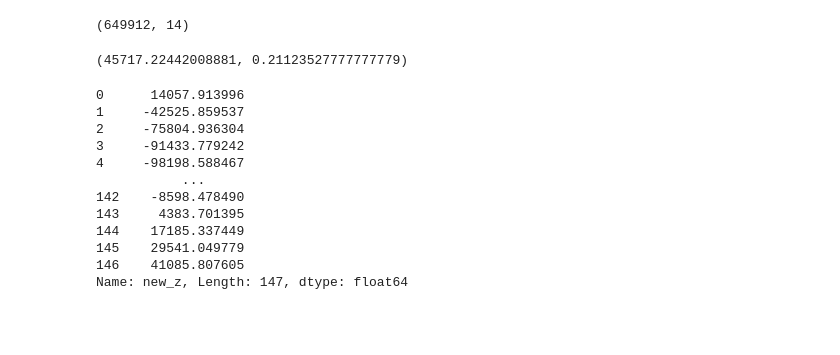
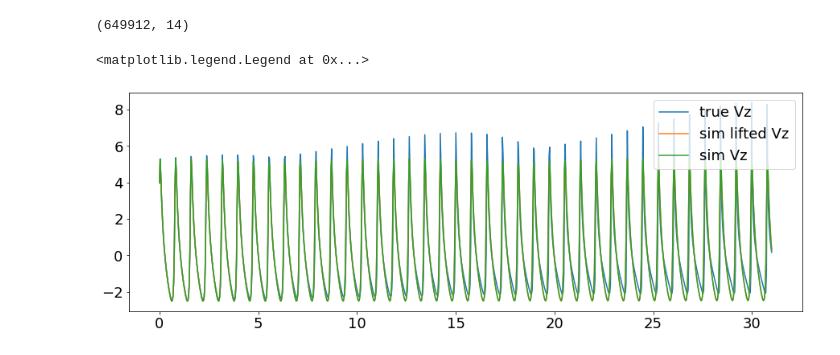
Before and after one commit to Mixanik-43/IDAO-2020, a Jupyter notebook: utils_notebook_tk.ipynb, the cells around one changed output. Drawn from its saved outputs; the diff is of its cells as text; code cells hidden in the pictures; blank space fills up the shorter version.

```diff
--- a/utils_notebook_tk.ipynb
+++ b/utils_notebook_tk.ipynb
@@ -357,24 +357,25 @@ for sat_id in tqdm(satellites_list):
     train_sat_data = sat_data[:n_train]
 
     try:
-#         v2_sim = np.sqrt(sum([train_sat_data[f'{x}_sim']**2 for x in ['x','y','z']]))
-#         v2 = np.sqrt(sum([train_sat_data[x]**2 for x in ['x','y','z']]))
-#         alignment_model.fit(t=train_sat_data['epoch'].values,
-#                                 x=v2_sim.values,
-#                                 gt=v2.values)
 
-#         for feature_name in ['Vx','Vy','Vz']:
-# #             alignment_model.fit(t=train_sat_data['epoch'].values,
-# #                                 x=train_sat_data[f'{feature_name}_sim'].values,
-# #                                 gt=train_sat_data[feature_name].values)
-#             pred[feature_name] = alignment_model.predict(t=sat_data['epoch'].values,
-#                                                          x=sat_data[f'{feature_name}_sim'].values)
         for feature_name in features_list:
             alignment_model.fit(t=train_sat_data['epoch'].values,
-                                x=(train_sat_data[f'{feature_name}_sim'].values)**2,
-                                gt=(train_sat_data[feature_name].values)**2)
-            pred[feature_name] = alignment_model.predict(t=sat_data['epoch'].values,
+                                x=-train_sat_data[f'{feature_name}_sim'].values,
+                                gt=-train_sat_data[feature_name].values)
+            option1 = alignment_model.predict(t=sat_data['epoch'].values,
                                                          x=sat_data[f'{feature_name}_sim'].values)
+            alignment_model.fit(t=train_sat_data['epoch'].values,
+                                x= train_sat_data[f'{feature_name}_sim'].values,
+                                gt= train_sat_data[feature_name].values)
+
+            option2 = alignment_model.predict(t=sat_data['epoch'].values,
+                                                         x=sat_data[f'{feature_name}_sim'].values)
+
+            if utils.smape(option1,sat_data[feature_name].values) < utils.smape(option2,sat_data[feature_name].values):
+                pred[feature_name] = option1
+            else:
+                pred[feature_name] = option2
+
     except Exception as e:
         print(f'linear alignment failed for satellite {sat_id}:\t{type(e).__name__} {e}')
         continue
@@ -519,20 +522,15 @@ for j in range(1, len(m_data)):
-# %%
-alpha, m_data.loc[1,'dt']
-# %% [output]
-(45717.22442008881, 0.21123527777777779)
-# %%
-m_data['new_z']
-# %% [output]
-0      14057.913996
-1     -42525.859537
-2     -75804.936304
-3     -91433.779242
-4     -98198.588467
-           ...
-142    -8598.478490
-143     4383.701395
-144    17185.337449
-145    29541.049779
-146    41085.807605
-Name: new_z, Length: 147, dtype: float64
+# %%
+m_data = transf_df[transf_df.sat_id == 530]
+plt.figure(figsize=(15, 5))
+
+
+plt.plot(m_data['t'],m_data['Vy'], label = 'true Vz')
+plt.plot(m_data['t'],0*m_data['t']+ m_data['Vy_sim'], label = 'sim lifted Vz')
+plt.plot(m_data['t'],m_data['Vy_sim'], label = 'sim Vz')
+# plt.xlim([28,30])
+
+plt.legend()
+# %% [output]
+<matplotlib.legend.Legend at 0x...>
+[figure, added]
 # %%
```
Also changed, not shown: parts of 21 cells of this notebook.
